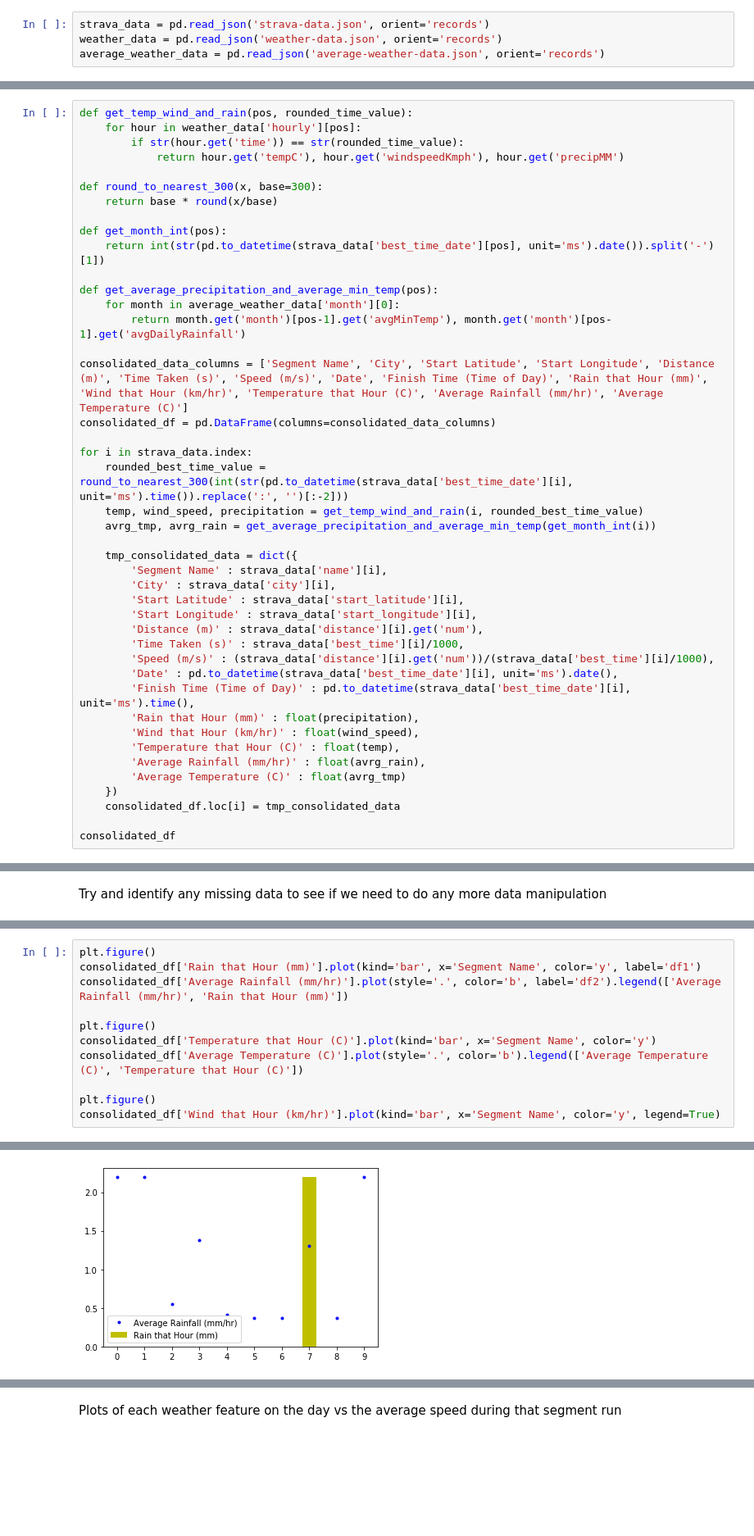
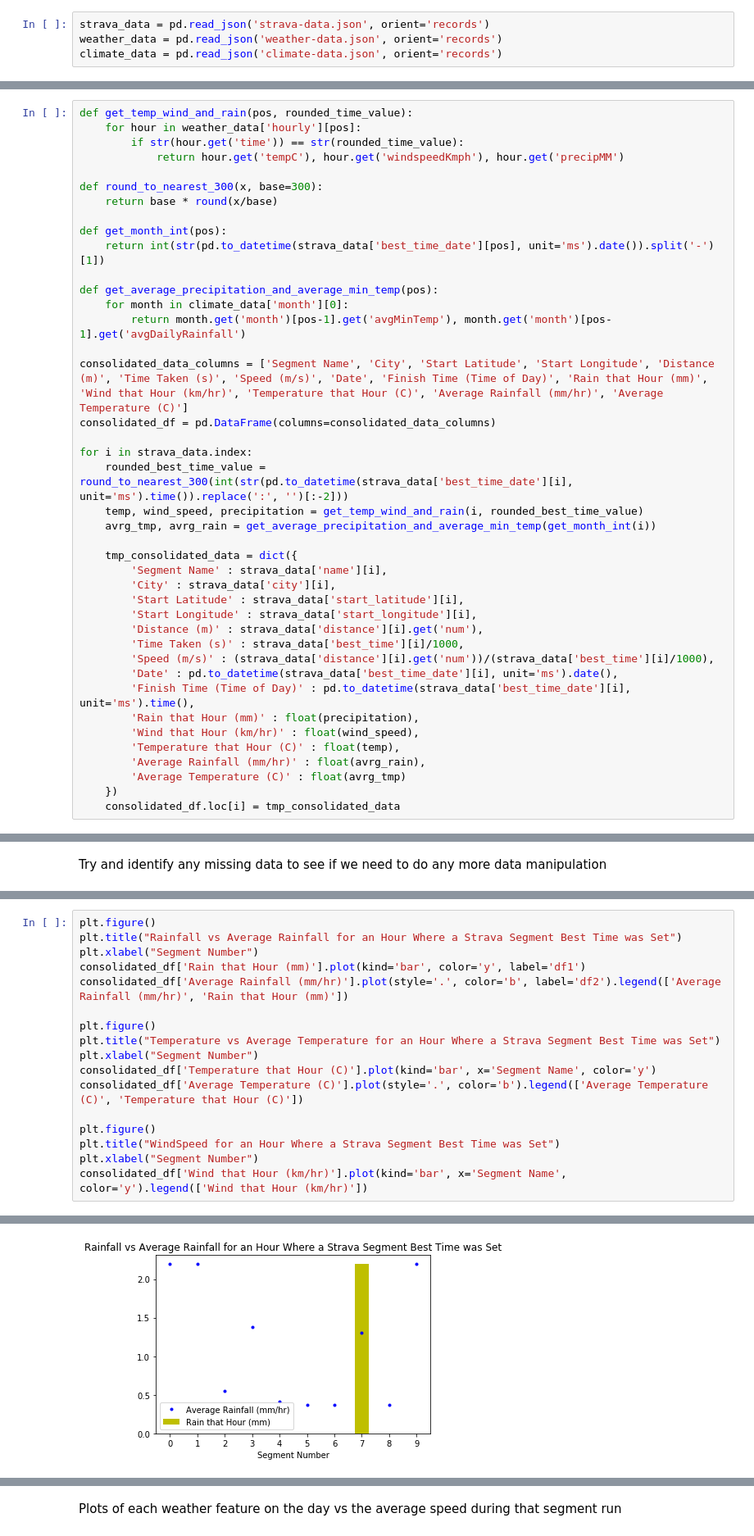
Before and after one commit to DaraLeonard/COMP47670-assignment1, a Jupyter notebook: COMP47670 Assignment 1 - Data Collection & Preparation.ipynb, the cells around one changed output, grey strips where cells are left out. Shown: that part at 82% size. Saved outputs shown, nothing was run; the diff lists cells and outputs as text; blank space fills up the shorter version.

```diff
--- a/COMP47670 Assignment 1 - Data Collection & Preparation.ipynb
+++ b/COMP47670 Assignment 1 - Data Collection & Preparation.ipynb
@@ -157,5 +182,5 @@ Data is read from the JSON files into DataFrames
 # %%
 strava_data = pd.read_json('strava-data.json', orient='records')
 weather_data = pd.read_json('weather-data.json', orient='records')
-average_weather_data = pd.read_json('average-weather-data.json', orient='records')
+climate_data = pd.read_json('climate-data.json', orient='records')
 # %% [markdown]
@@ -176,7 +201,7 @@ def get_month_int(pos):
     return int(str(pd.to_datetime(strava_data['best_time_date'][pos], unit='ms').date()).split('-')[1])
 
 def get_average_precipitation_and_average_min_temp(pos):
-    for month in average_weather_data['month'][0]:
+    for month in climate_data['month'][0]:
         return month.get('month')[pos-1].get('avgMinTemp'), month.get('month')[pos-1].get('avgDailyRainfall')
 
 consolidated_data_columns = ['Segment Name', 'City', 'Start Latitude', 'Start Longitude', 'Distance (m)', 'Time Taken (s)', 'Speed (m/s)', 'Date', 'Finish Time (Time of Day)', 'Rain that Hour (mm)', 'Wind that Hour (km/hr)', 'Temperature that Hour (C)', 'Average Rainfall (mm/hr)', 'Average Temperature (C)']
@@ -204,5 +229,3 @@ for i in strava_data.index:
         'Average Temperature (C)' : float(avrg_tmp)
     })
     consolidated_df.loc[i] = tmp_consolidated_data
-
-consolidated_df
@@ -236,12 +307,18 @@ Plots of each weather feature on the day the fastest time was set on each segmen
 # %%
 plt.figure()
-consolidated_df['Rain that Hour (mm)'].plot(kind='bar', x='Segment Name', color='y', label='df1')
+plt.title("Rainfall vs Average Rainfall for an Hour Where a Strava Segment Best Time was Set")
+plt.xlabel("Segment Number")
+consolidated_df['Rain that Hour (mm)'].plot(kind='bar', color='y', label='df1')
 consolidated_df['Average Rainfall (mm/hr)'].plot(style='.', color='b', label='df2').legend(['Average Rainfall (mm/hr)', 'Rain that Hour (mm)'])
 
 plt.figure()
+plt.title("Temperature vs Average Temperature for an Hour Where a Strava Segment Best Time was Set")
+plt.xlabel("Segment Number")
 consolidated_df['Temperature that Hour (C)'].plot(kind='bar', x='Segment Name', color='y')
 consolidated_df['Average Temperature (C)'].plot(style='.', color='b').legend(['Average Temperature (C)', 'Temperature that Hour (C)'])
 
 plt.figure()
-consolidated_df['Wind that Hour (km/hr)'].plot(kind='bar', x='Segment Name', color='y', legend=True)
+plt.title("WindSpeed for an Hour Where a Strava Segment Best Time was Set")
+plt.xlabel("Segment Number")
+consolidated_df['Wind that Hour (km/hr)'].plot(kind='bar', x='Segment Name', color='y').legend(['Wind that Hour (km/hr)'])
 # %% [output]
@@ -249 +326 @@ consolidated_df['Wind that Hour (km/hr)'].plot(kind='bar', x='Segment Name', col
-[figure, old version]
+[figure, new version]
```
Also changed, not shown: parts of 31 cells of this notebook, 5 other files.
